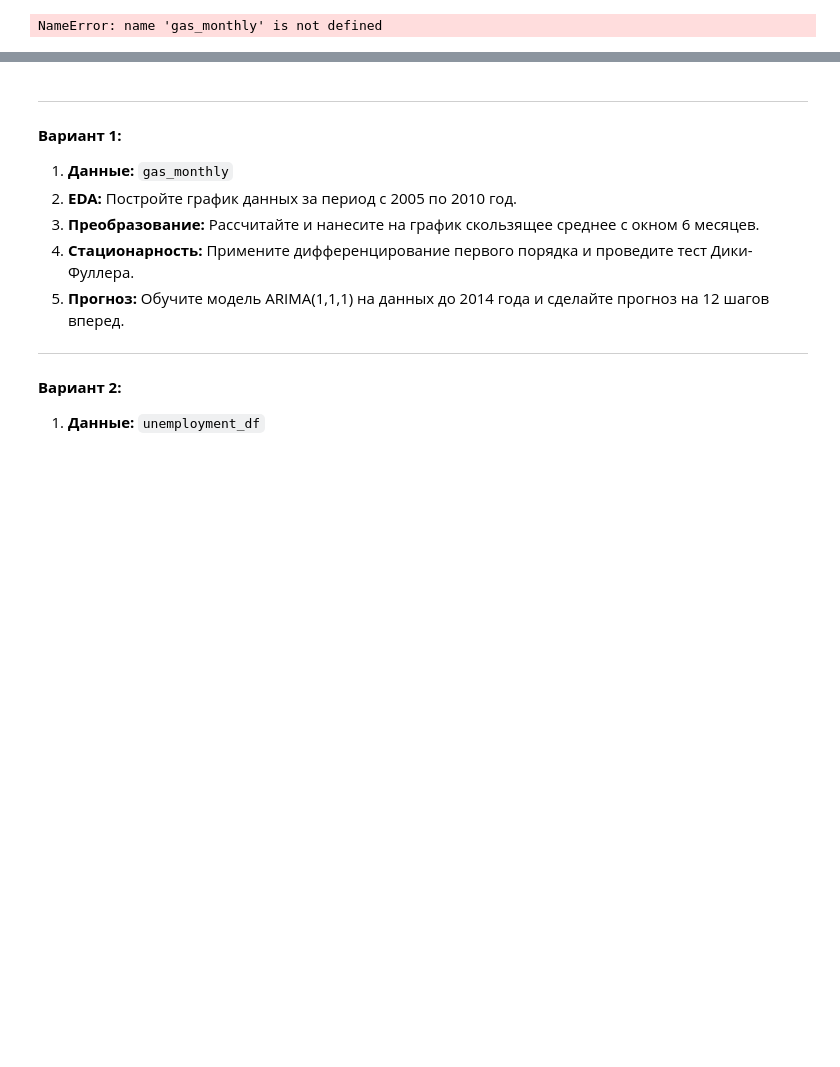
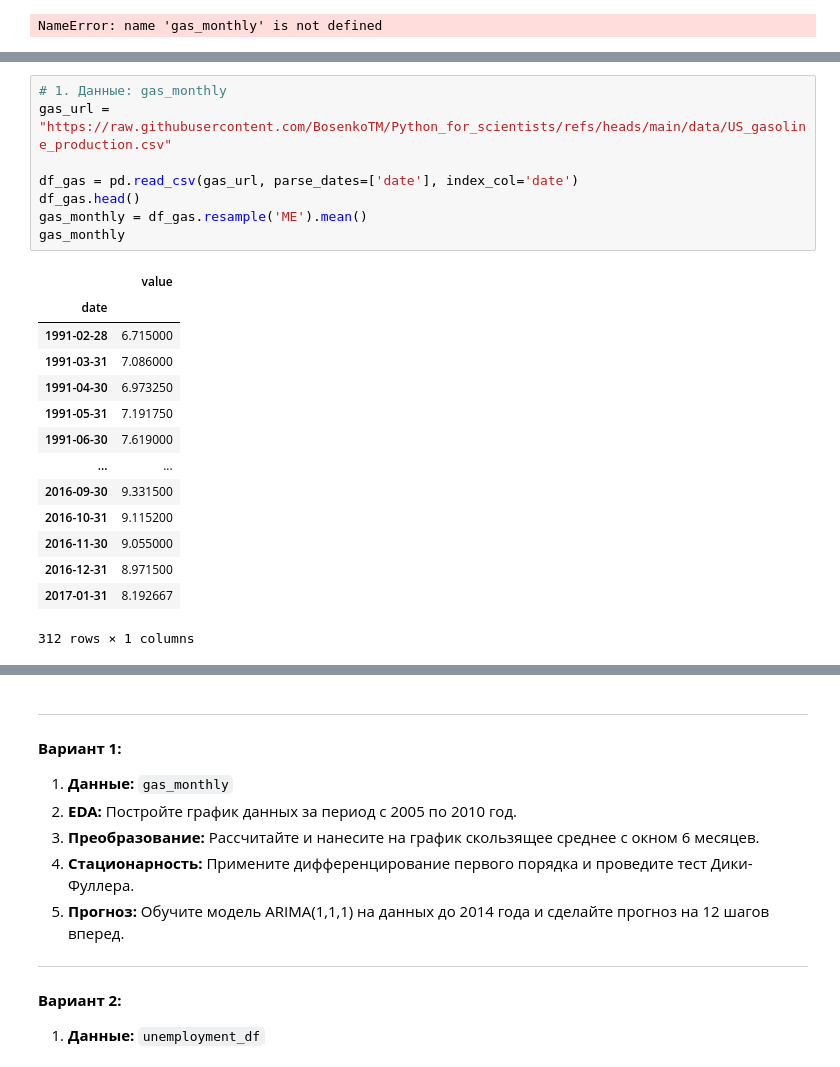
Before and after one commit to burlovvasya/Python_for_data_analysis, a Jupyter notebook: Лабораторная работа 3.1/bi_lw_03_Time_Series_Burlov.ipynb, the cells around one changed output, grey strips where cells are left out. Saved outputs shown, nothing was run; the diff lists cells and outputs as text; blank space fills up the shorter version.

```diff
--- a/Лабораторная работа 3.1/bi_lw_03_Time_Series_Burlov.ipynb
+++ b/Лабораторная работа 3.1/bi_lw_03_Time_Series_Burlov.ipynb
@@ -521,0 +529,23 @@ NameError: name 'gas_monthly' is not defined
+# %%
+# 1. Данные: gas_monthly
+gas_url = "https://raw.githubusercontent.com/BosenkoTM/Python_for_scientists/refs/heads/main/data/US_gasoline_production.csv"
+
+df_gas = pd.read_csv(gas_url, parse_dates=['date'], index_col='date')
+df_gas.head()
+gas_monthly = df_gas.resample('ME').mean()
+gas_monthly
+# %% [output]
+|  | value |
+| date |  |
+| 1991-02-28 | 6.715000 |
+| 1991-03-31 | 7.086000 |
+| 1991-04-30 | 6.973250 |
+| 1991-05-31 | 7.191750 |
+| 1991-06-30 | 7.619000 |
+| ... | ... |
+| 2016-09-30 | 9.331500 |
+| 2016-10-31 | 9.115200 |
+| 2016-11-30 | 9.055000 |
+| 2016-12-31 | 8.971500 |
+| 2017-01-31 | 8.192667 |
+312 rows × 1 columns
```
Also changed, not shown: parts of 6 cells of this notebook.
